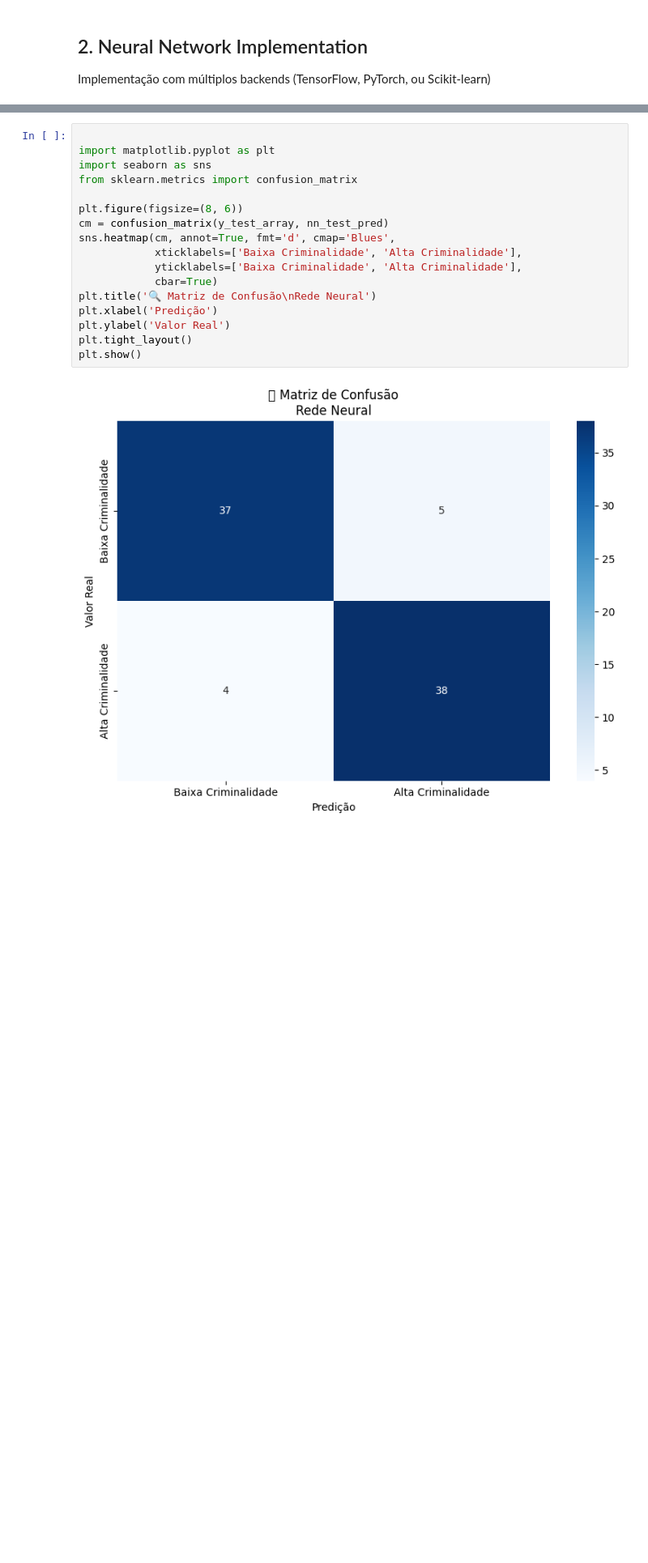
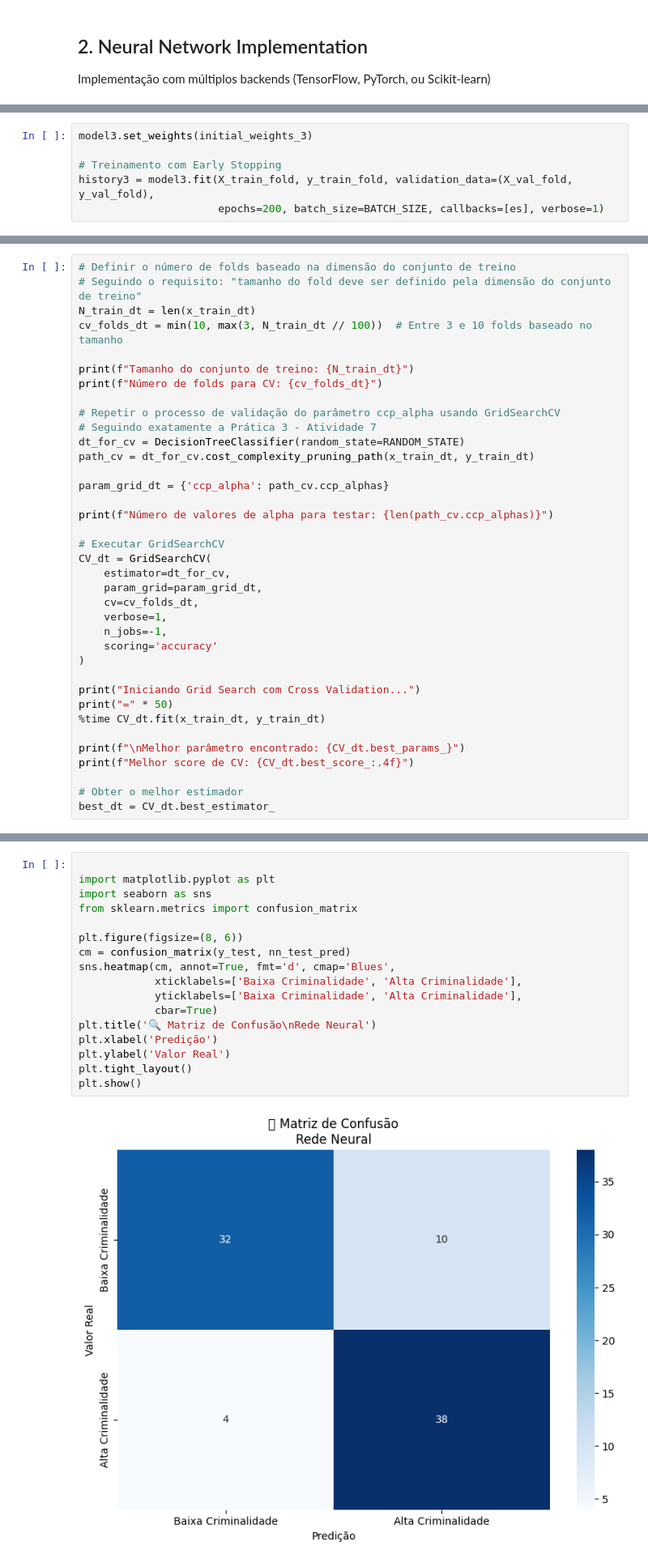
Before and after one commit to Gusttavoafonso/ML_PROJETO_FINAL, a Jupyter notebook: machine_learning_models.ipynb, the cells around one changed output, grey strips where cells are left out. Shown at 81% size. Saved outputs shown, nothing was run; the diff lists cells and outputs as text; blank space fills up the shorter version.

Commit message:
atulizações nos modelos para deixar mais próximos aos vistos em sala

```diff
--- a/machine_learning_models.ipynb
+++ b/machine_learning_models.ipynb
@@ -201,0 +539,6 @@ Implementação com múltiplos backends (TensorFlow, PyTorch, ou Scikit-learn)
+# %%
+model3.set_weights(initial_weights_3)
+
+# Treinamento com Early Stopping
+history3 = model3.fit(X_train_fold, y_train_fold, validation_data=(X_val_fold, y_val_fold),
+                      epochs=200, batch_size=BATCH_SIZE, callbacks=[es], verbose=1)
@@ -201,0 +2344,37 @@ Implementação com múltiplos backends (TensorFlow, PyTorch, ou Scikit-learn)
+# %%
+# Definir o número de folds baseado na dimensão do conjunto de treino
+# Seguindo o requisito: "tamanho do fold deve ser definido pela dimensão do conjunto de treino"
+N_train_dt = len(x_train_dt)
+cv_folds_dt = min(10, max(3, N_train_dt // 100))  # Entre 3 e 10 folds baseado no tamanho
+
+print(f"Tamanho do conjunto de treino: {N_train_dt}")
+print(f"Número de folds para CV: {cv_folds_dt}")
+
+# Repetir o processo de validação do parâmetro ccp_alpha usando GridSearchCV
+# Seguindo exatamente a Prática 3 - Atividade 7
+dt_for_cv = DecisionTreeClassifier(random_state=RANDOM_STATE)
+path_cv = dt_for_cv.cost_complexity_pruning_path(x_train_dt, y_train_dt)
+
+param_grid_dt = {'ccp_alpha': path_cv.ccp_alphas}
+
+print(f"Número de valores de alpha para testar: {len(path_cv.ccp_alphas)}")
+
+# Executar GridSearchCV
+CV_dt = GridSearchCV(
+    estimator=dt_for_cv,
+    param_grid=param_grid_dt,
+    cv=cv_folds_dt,
+    verbose=1,
+    n_jobs=-1,
+    scoring='accuracy'
+)
+
+print("Iniciando Grid Search com Cross Validation...")
+print("=" * 50)
+%time CV_dt.fit(x_train_dt, y_train_dt)
+
+print(f"\nMelhor parâmetro encontrado: {CV_dt.best_params_}")
+print(f"Melhor score de CV: {CV_dt.best_score_:.4f}")
+
+# Obter o melhor estimador
+best_dt = CV_dt.best_estimator_
@@ -487,22 +2968,22 @@ Diferença (Eout - Ein): 0.0374
 # %%
 
 import matplotlib.pyplot as plt
 import seaborn as sns
 from sklearn.metrics import confusion_matrix
 
 plt.figure(figsize=(8, 6))
-cm = confusion_matrix(y_test_array, nn_test_pred)
+cm = confusion_matrix(y_test, nn_test_pred)
 sns.heatmap(cm, annot=True, fmt='d', cmap='Blues',
             xticklabels=['Baixa Criminalidade', 'Alta Criminalidade'],
             yticklabels=['Baixa Criminalidade', 'Alta Criminalidade'],
             cbar=True)
 plt.title('🔍 Matriz de Confusão\nRede Neural')
 plt.xlabel('Predição')
 plt.ylabel('Valor Real')
 plt.tight_layout()
 plt.show()
 # %% [output]
-[figure, old version]
+[figure, new version]
 # %%
 
 import matplotlib.pyplot as plt
```
Also changed, not shown: parts of 88 cells of this notebook.
